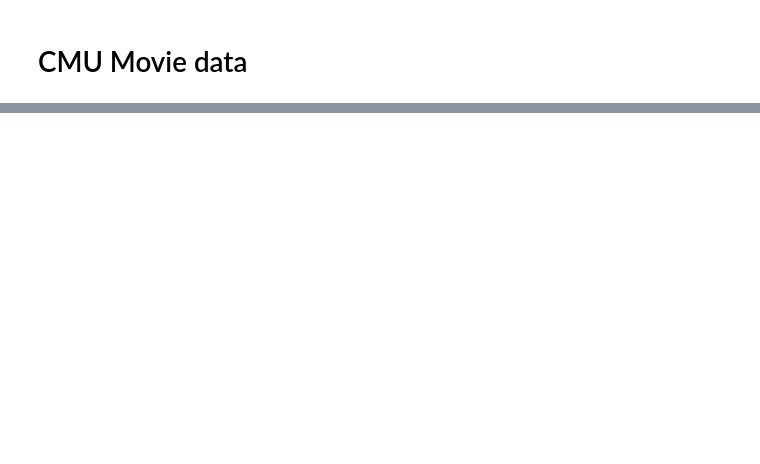
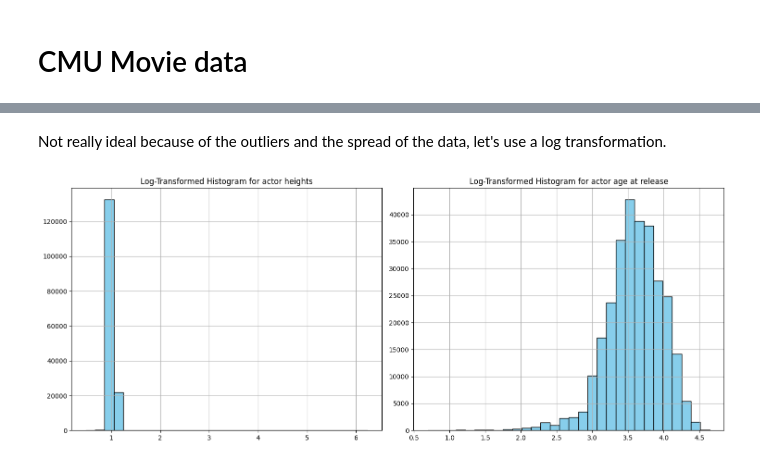
Before and after one commit to epfl-ada/ada-2024-project-authenticdataaddicts, a Jupyter notebook: results.ipynb, the cells around one changed output, grey strips where cells are left out. Drawn from its saved outputs; the diff is of its cells as text; code cells hidden in the pictures; blank space fills up the shorter version.

```diff
--- a/results.ipynb
+++ b/results.ipynb
@@ -303,0 +276,19 @@ after merging, nb of missing box office is  88.0
+# %% [markdown]
+Not really ideal because of the outliers and the spread of the data, let's use a log transformation.
+# %%
+fig, axes = plt.subplots(1, 2, figsize=(15, 6))
+
+# Apply log transformation only on positive values for "actor_height"
+positive_heights = character_data["actor_height"][character_data["actor_height"] > 0]
+np.log1p(positive_heights).hist(bins=30, ax=axes[0])
+axes[0].set_title("Log-Transformed Histogram for actor heights")
+
+# Apply log transformation only on positive values for "actor_age_at_release"
+positive_ages = character_data["actor_age_at_release"][character_data["actor_age_at_release"] > 0]
+np.log1p(positive_ages).hist(bins=30, ax=axes[1])
+axes[1].set_title("Log-Transformed Histogram for actor age at release")
+
+plt.tight_layout()
+plt.show()
+# %% [output]
+[figure, added]
```
Also changed, not shown: parts of 95 cells of this notebook, 2 other files.
